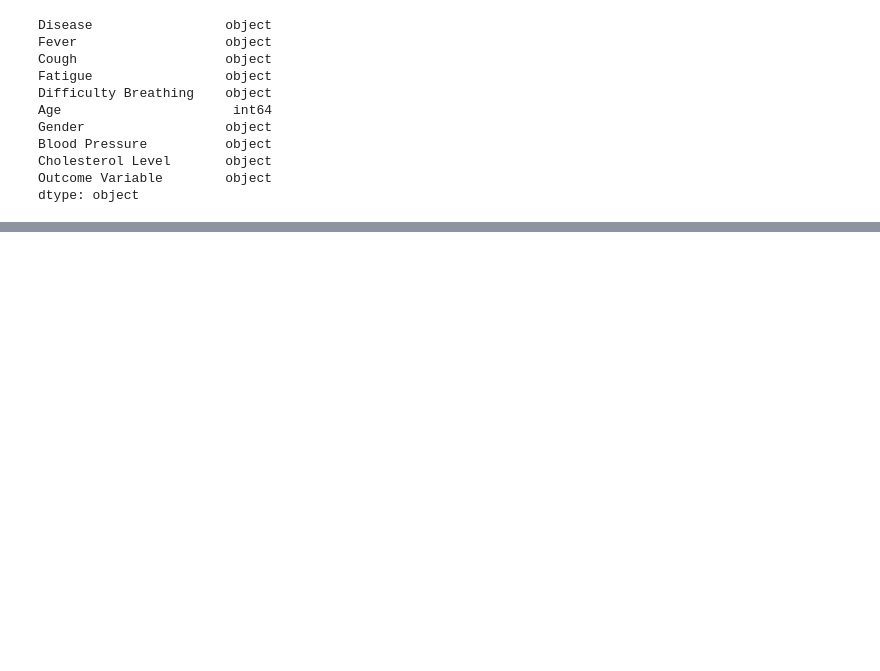
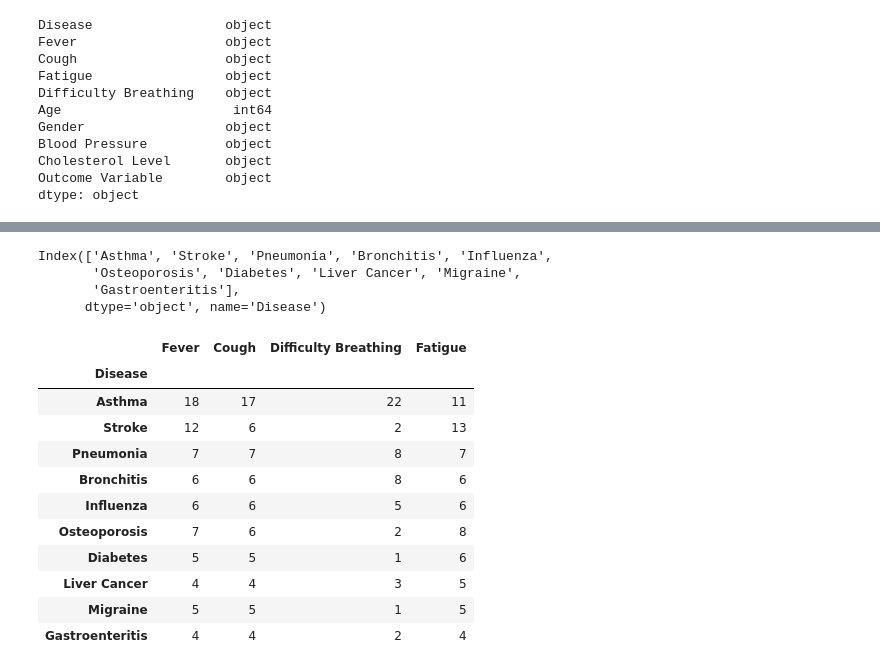
Before and after one commit to Nasir-Hussain-Datascientist/disease-symptoms-analysis, a Jupyter notebook: Untitled.ipynb, the cells around one changed output, grey strips where cells are left out. Cells and saved outputs as stored; diff of their text form; code cells hidden in the pictures; blank space fills up the shorter version.

```diff
--- a/Untitled.ipynb
+++ b/Untitled.ipynb
@@ -94,0 +128,26 @@ dtype: object
+# %%
+top10_diseases =symptom_counts.sum(axis=1).nlargest(10).index
+
+top10_diseases
+# %% [output]
+Index(['Asthma', 'Stroke', 'Pneumonia', 'Bronchitis', 'Influenza',
+       'Osteoporosis', 'Diabetes', 'Liver Cancer', 'Migraine',
+       'Gastroenteritis'],
+      dtype='object', name='Disease')
+# %%
+symptom_counts_top10=symptom_counts.loc[top10_diseases]
+
+symptom_counts_top10
+# %% [output]
+|  | Fever | Cough | Difficulty Breathing | Fatigue |
+| Disease |  |  |  |  |
+| Asthma | 18 | 17 | 22 | 11 |
+| Stroke | 12 | 6 | 2 | 13 |
+| Pneumonia | 7 | 7 | 8 | 7 |
+| Bronchitis | 6 | 6 | 8 | 6 |
+| Influenza | 6 | 6 | 5 | 6 |
+| Osteoporosis | 7 | 6 | 2 | 8 |
+| Diabetes | 5 | 5 | 1 | 6 |
+| Liver Cancer | 4 | 4 | 3 | 5 |
+| Migraine | 5 | 5 | 1 | 5 |
+| Gastroenteritis | 4 | 4 | 2 | 4 |
```
Also changed, not shown: parts of 9 cells of this notebook, 4 other files.
